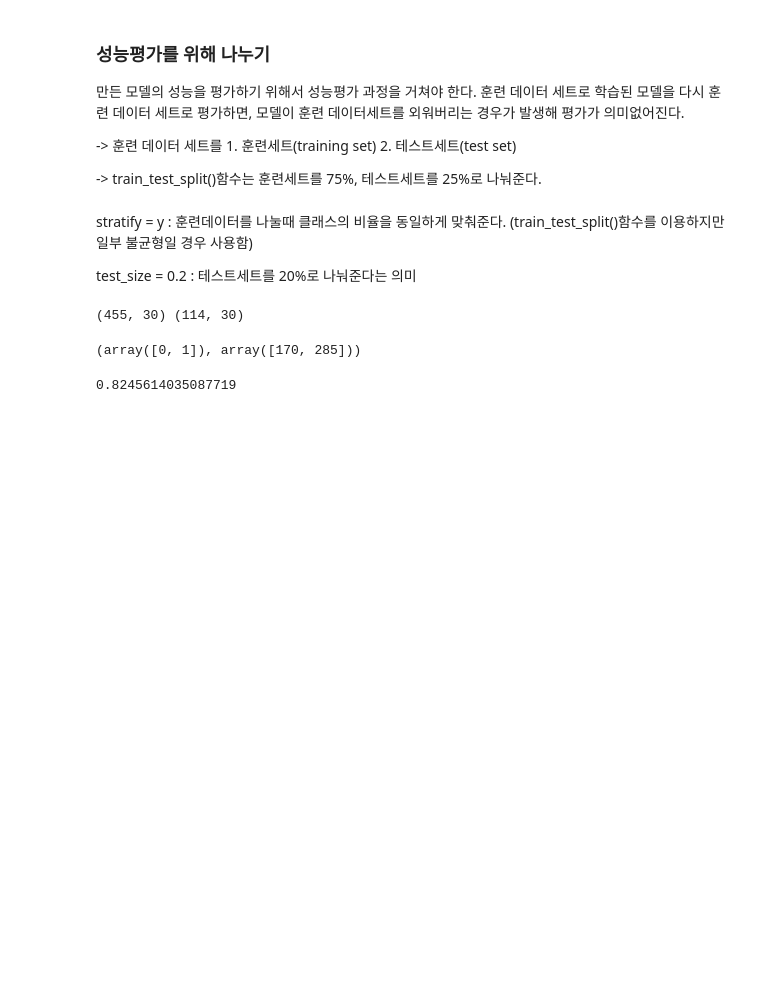
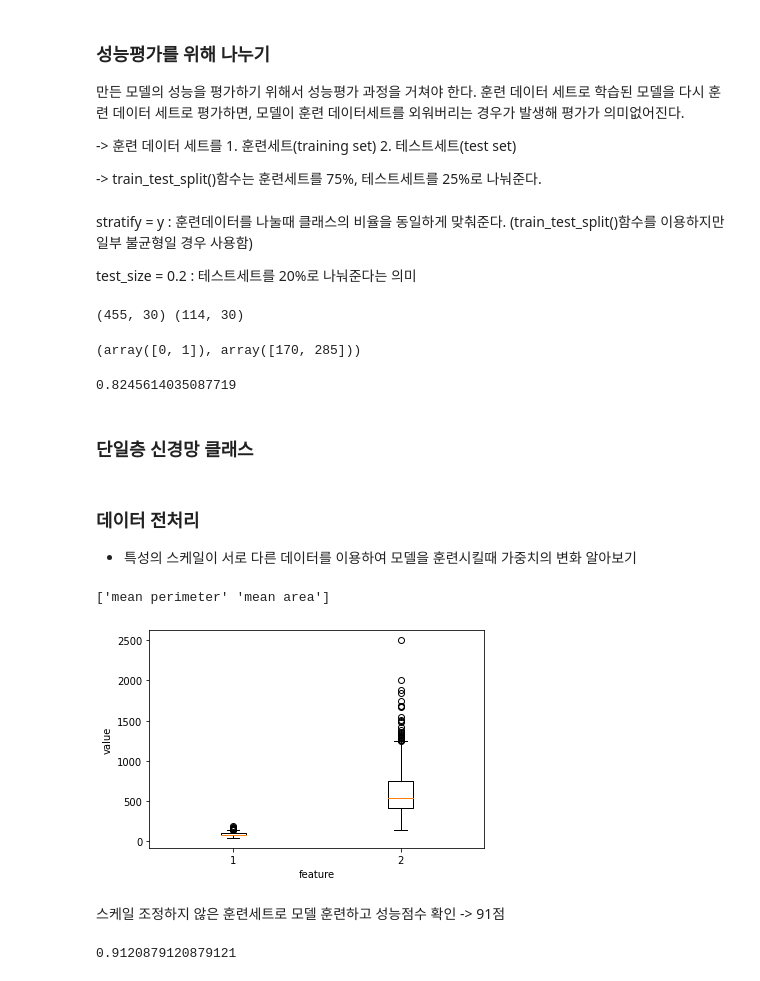
Before and after one commit to ChaeyeonHan/ML_Study, a Jupyter notebook: 이진분류(유방암_데이터).ipynb, the cells around one changed output. Drawn from its saved outputs; the diff is of its cells as text; code cells hidden in the pictures; blank space fills up the shorter version.

```diff
--- a/이진분류(유방암_데이터).ipynb
+++ b/이진분류(유방암_데이터).ipynb
@@ -125,3 +125,14 @@ neuron.fit(x_train, y_train)  # fit메소드 호출
 np.mean(neuron.predict(x_test) == y_test)  # 82프로의 정확도
 # %% [output]
 0.8245614035087719
+# %% [markdown]
+### 단일층 신경망 클래스
+# %%
+from sklearn.datasets import load_breast_cancer
+from sklearn.model_selection import train_test_split
+cancer = load_breast_cancer()
+x = cancer.data
+y = cancer.target
+x_train_all, x_test, y_train_all, y_test = train_test_split(x, y, stratify=y, test_size=0.2, random_state = 42)
+# %%
+x_train, x_val, y_train, y_val = train_test_split(x_train_all, y_train_all, stratify=y_train_all, test_size=0.2, random_state=42)
@@ -127,0 +185,14 @@ np.mean(neuron.predict(x_test) == y_test)  # 82프로의 정확도
+# %% [markdown]
+### 데이터 전처리
+- 특성의 스케일이 서로 다른 데이터를 이용하여 모델을
+훈련시킬때 가중치의 변화 알아보기
+# %%
+# 두 특성의 스케일 확인 -> 스케일 차이가 많이난다.
+print(cancer.feature_names[[2,3]])
+plt.boxplot(x_train[:, 2:4])
+plt.xlabel('feature')
+plt.ylabel('value')
+plt.show()
+# %% [output]
+['mean perimeter' 'mean area']
+[figure, added]
@@ -127,0 +252,8 @@ np.mean(neuron.predict(x_test) == y_test)  # 82프로의 정확도
+# %% [markdown]
+스케일 조정하지 않은 훈련세트로 모델 훈련하고 성능점수 확인 -> 91점
+# %%
+layer1 = SingleLayer()
+layer1.fit(x_train, y_train)
+layer1.score(x_val, y_val)
+# %% [output]
+0.9120879120879121
```
Also changed, not shown: parts of 15 cells of this notebook.
